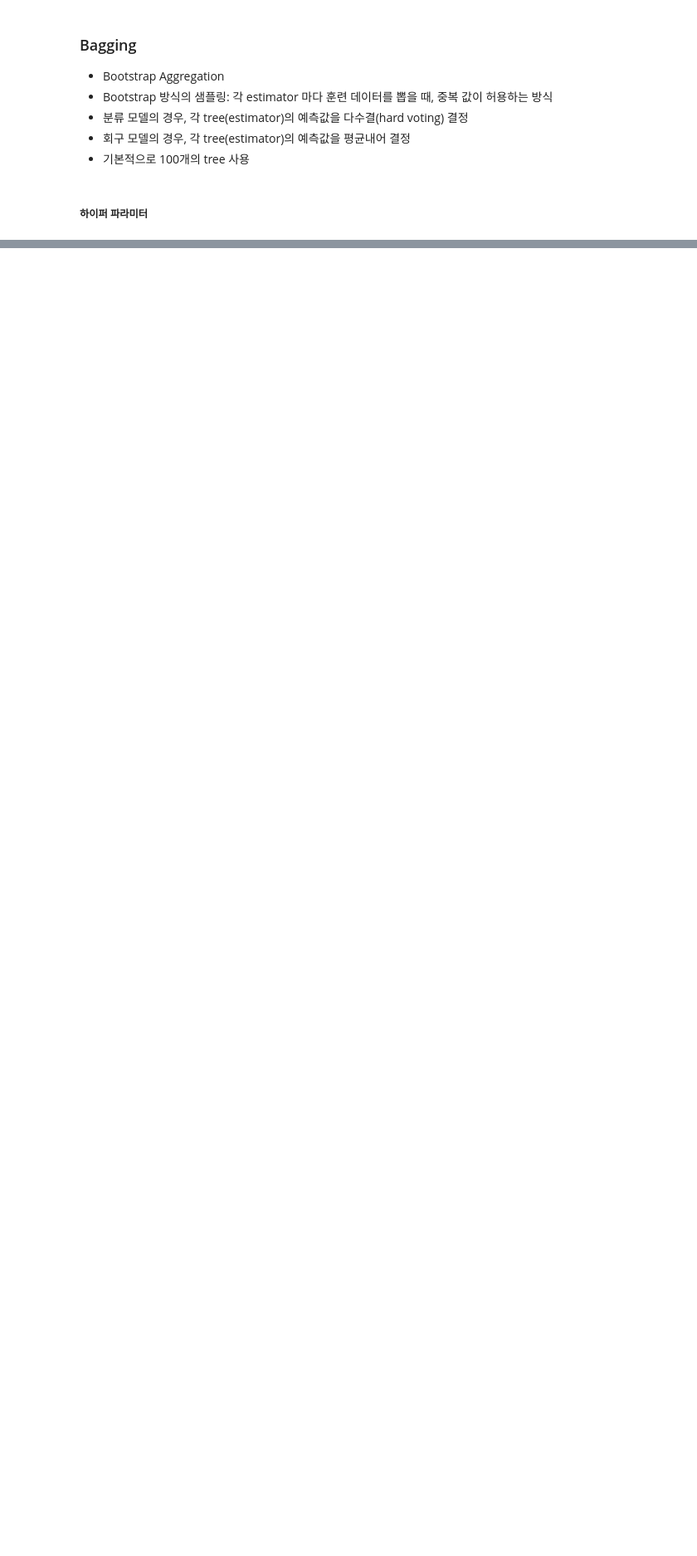
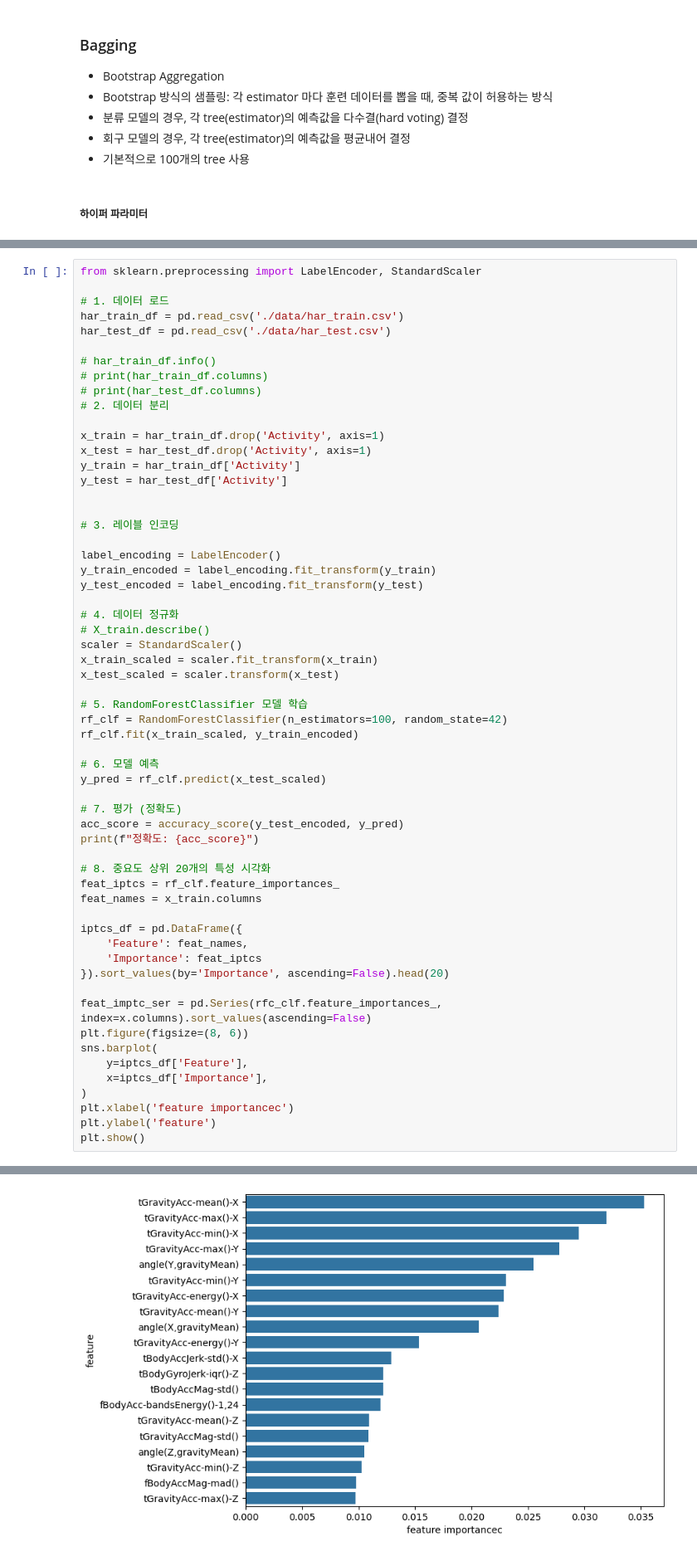
Before and after one commit to tpwls9494/SKN_Family_project1, a Jupyter notebook: ML-WORKSPACE/05_ensemble/01_ensemble.ipynb, the cells around one changed output, grey strips where cells are left out. Shown: that part at 83% size. Saved outputs shown, nothing was run; the diff lists cells and outputs as text; blank space fills up the shorter version.

```diff
--- a/ML-WORKSPACE/05_ensemble/01_ensemble.ipynb
+++ b/ML-WORKSPACE/05_ensemble/01_ensemble.ipynb
@@ -216,0 +351,60 @@ print('테스트 평가 점수:', acc_score_test)
+# %%
+from sklearn.preprocessing import LabelEncoder, StandardScaler
+
+# 1. 데이터 로드
+har_train_df = pd.read_csv('./data/har_train.csv')
+har_test_df = pd.read_csv('./data/har_test.csv')
+
+# har_train_df.info()
+# print(har_train_df.columns)
+# print(har_test_df.columns)
+# 2. 데이터 분리
+
+x_train = har_train_df.drop('Activity', axis=1)
+x_test = har_test_df.drop('Activity', axis=1)
+y_train = har_train_df['Activity']
+y_test = har_test_df['Activity']
+
+
+# 3. 레이블 인코딩
+
+label_encoding = LabelEncoder()
+y_train_encoded = label_encoding.fit_transform(y_train)
+y_test_encoded = label_encoding.fit_transform(y_test)
+
+# 4. 데이터 정규화
+# X_train.describe()
+scaler = StandardScaler()
+x_train_scaled = scaler.fit_transform(x_train)
+x_test_scaled = scaler.transform(x_test)
+
+# 5. RandomForestClassifier 모델 학습
+rf_clf = RandomForestClassifier(n_estimators=100, random_state=42)
+rf_clf.fit(x_train_scaled, y_train_encoded)
+
+# 6. 모델 예측
+y_pred = rf_clf.predict(x_test_scaled)
+
+# 7. 평가 (정확도)
+acc_score = accuracy_score(y_test_encoded, y_pred)
+print(f"정확도: {acc_score}")
+
+# 8. 중요도 상위 20개의 특성 시각화
+feat_iptcs = rf_clf.feature_importances_
+feat_names = x_train.columns
+
+iptcs_df = pd.DataFrame({
+    'Feature': feat_names,
+    'Importance': feat_iptcs
+}).sort_values(by='Importance', ascending=False).head(20)
+
+feat_imptc_ser = pd.Series(rfc_clf.feature_importances_, index=x.columns).sort_values(ascending=False)
+plt.figure(figsize=(8, 6))
+sns.barplot(
+    y=iptcs_df['Feature'],
+    x=iptcs_df['Importance'],
+)
+plt.xlabel('feature importancec')
+plt.ylabel('feature')
+plt.show()
+# %% [output]
@@ -216,0 +412 @@ print('테스트 평가 점수:', acc_score_test)
+[figure, added]
```
Also changed, not shown: parts of 26 cells of this notebook, 9 other files.
